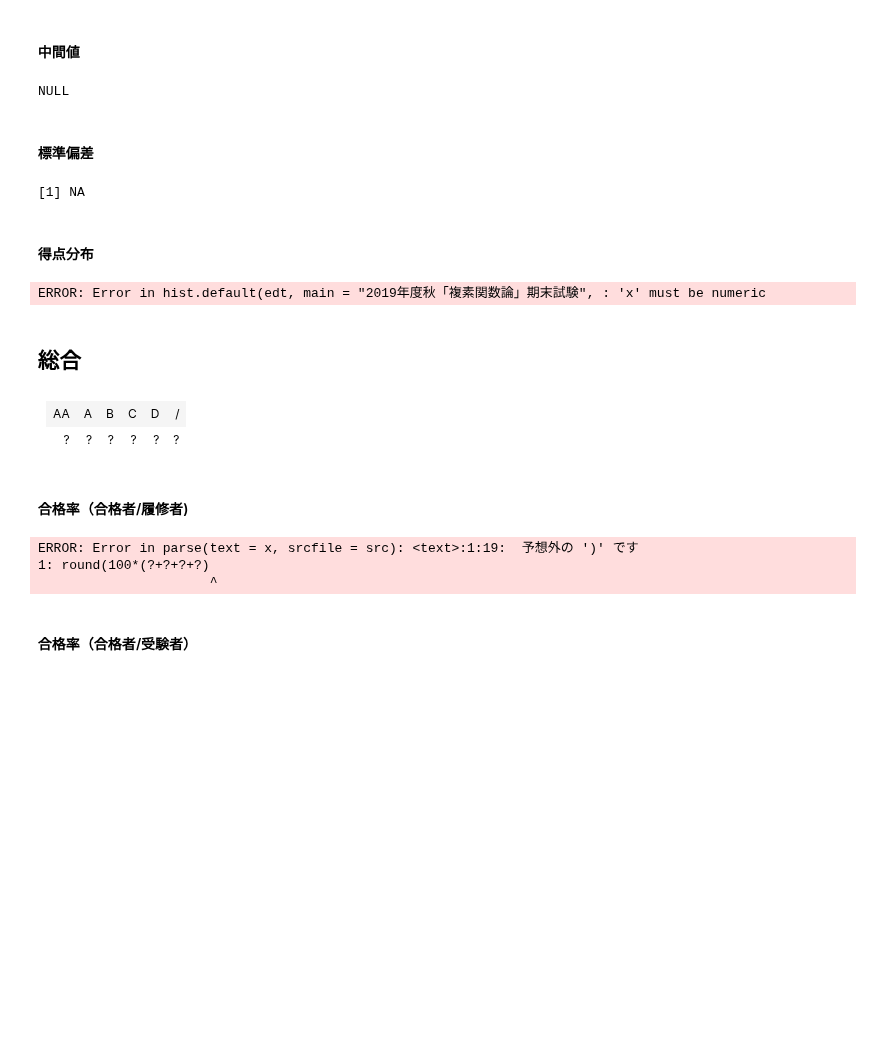
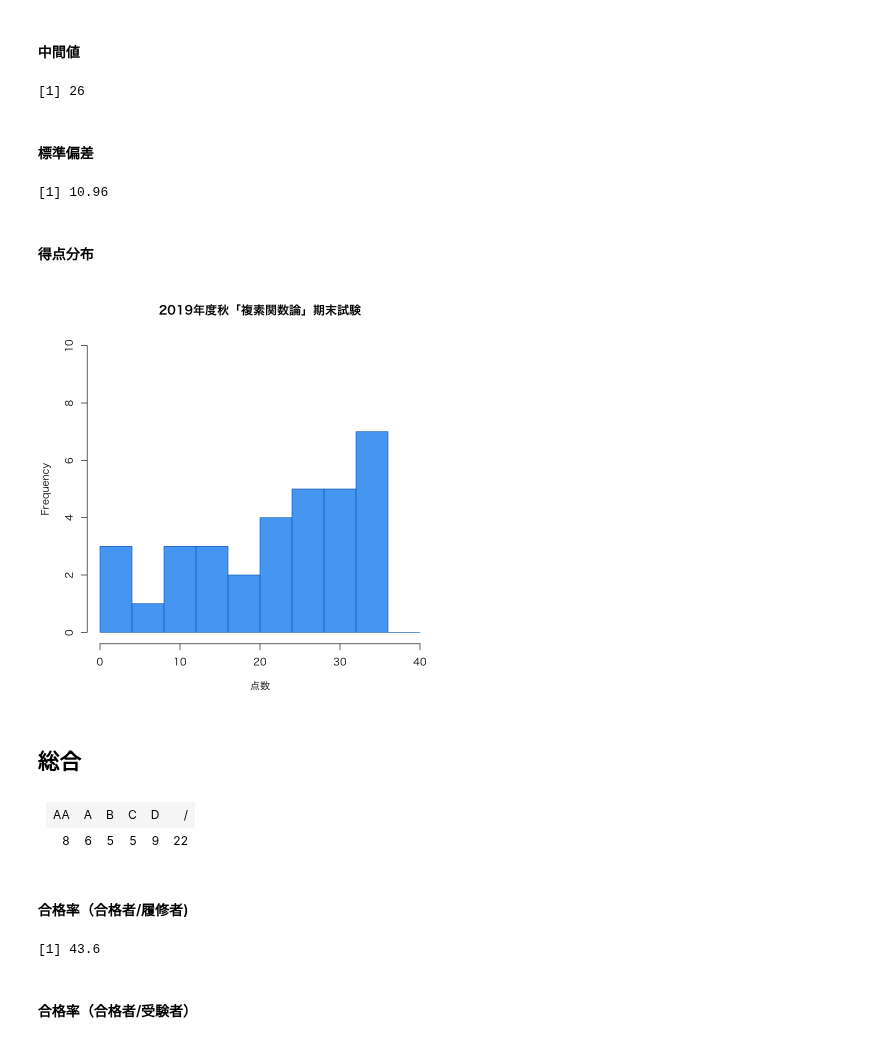
Before and after one commit to shiroyasu/shiroyasu.github.io, a Jupyter notebook: teaching/2019f/ca-examr.ipynb, the cells around one changed output. Drawn from its saved outputs; the diff is of its cells as text; code cells hidden in the pictures; blank space fills up the shorter version.

```diff
--- a/teaching/2019f/ca-examr.ipynb
+++ b/teaching/2019f/ca-examr.ipynb
@@ -87,3 +86,5 @@ edt <- c()
+# %%
+edt <- c(0,0,1,5,9,12,12,13,15,16,17,19,21,21,24,24,26,27,27,28,28,30,31,32,32,32,33,33,33,34,34,34,36)
 # %% [markdown]
 #### 受験者数（履修者数 55名） ####
 # %%
@@ -103,34 +102,32 @@ Warning message in mean.default(edt):
 # %%
 median(edt)
 # %% [output]
-NULL
+[1] 26
 # %% [markdown]
 #### 標準偏差 ####
 # %%
 round(sd(edt),digits=2)
 # %% [output]
-[1] NA
+[1] 10.96
 # %% [markdown]
 #### 得点分布 ####
 # %%
-hist(edt, main="2019年度秋「複素関数論」期末試験", xlab="点数", breaks=seq(0,40,4), ylim=c(0,6), col="#53A9F5", border = "#0F6AC0")
+hist(edt, main="2019年度秋「複素関数論」期末試験", xlab="点数", breaks=seq(0,40,4), ylim=c(0,10), col="#53A9F5", border = "#0F6AC0")
 # %% [output]
-ERROR: Error in hist.default(edt, main = "2019年度秋「複素関数論」期末試験", : 'x' must be numeric
+[figure, added]
 # %% [markdown]
 ## 総合 ##
 # %% [markdown]
 <table>
     <tr><td>AA</td><td>A</td><td>B</td><td>C</td><td>D</td><td>/</td></tr>
-    <tr><td>?</td><td>?</td><td>?</td><td>?</td><td>?</td><td>?</td></tr>
+    <tr><td>8</td><td>6</td><td>5</td><td>5</td><td>9</td><td>22</td></tr>
 </table>
 # %% [markdown]
 #### 合格率（合格者/履修者) ####
 # %%
-round(100*(?+?+?+?)/?,digits=1)
+round(100*(8+6+5+5)/55,digits=1)
 # %% [output]
-ERROR: Error in parse(text = x, srcfile = src): <text>:1:19:  予想外の ')' です
-1: round(100*(?+?+?+?)
-                      ^
+[1] 43.6
 # %% [markdown]
 #### 合格率（合格者/受験者） ####
 # %%
```
Also changed, not shown: parts of 6 cells of this notebook, 5 other files.
